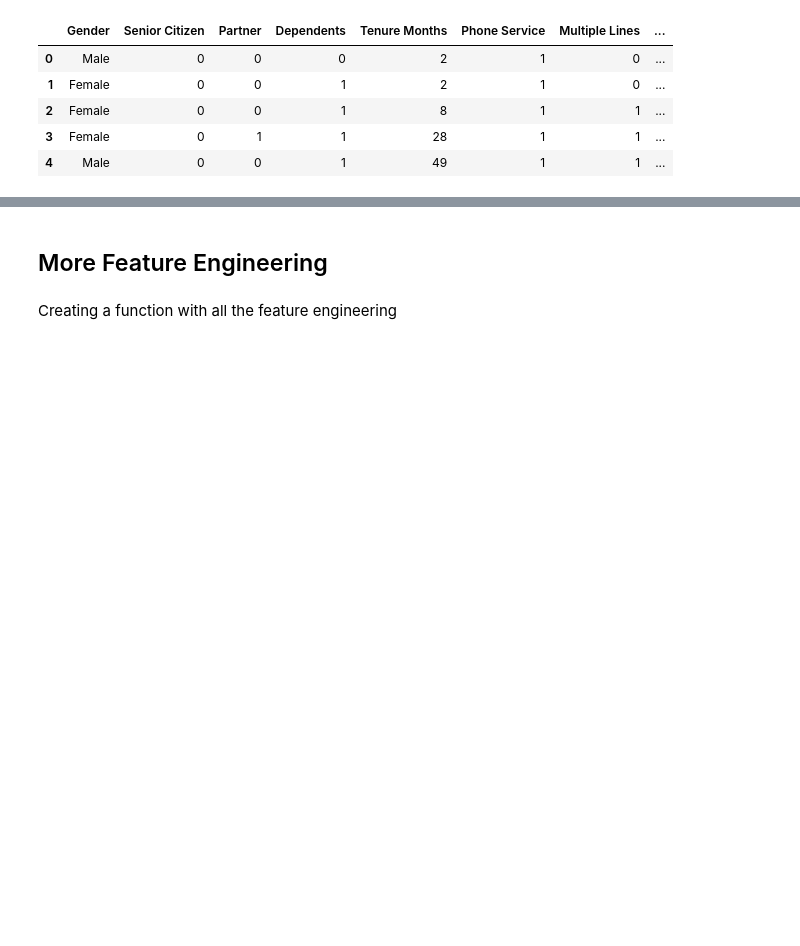
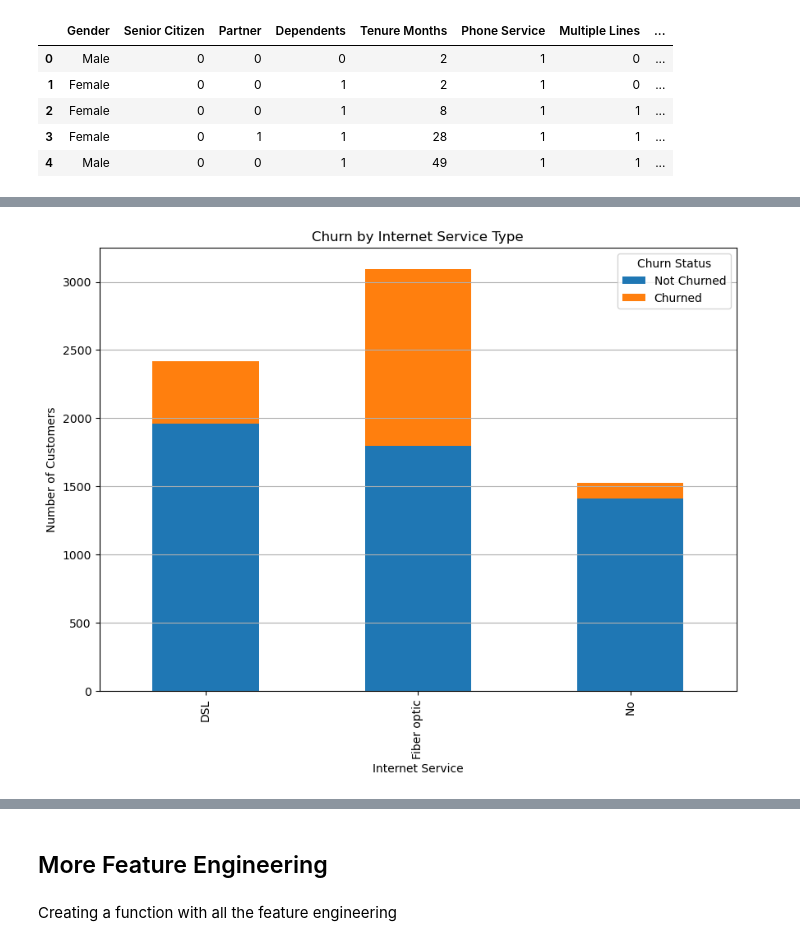
Before and after one commit to ldearlove/Digital-Futures-Swan-Project, a Jupyter notebook: AA.ipynb, the cells around one changed output, grey strips where cells are left out. Drawn from its saved outputs; the diff is of its cells as text; code cells hidden in the pictures; blank space fills up the shorter version.

```diff
--- a/AA.ipynb
+++ b/AA.ipynb
@@ -209,0 +249,17 @@ df.head()
+# %%
+churn_counts = df.groupby(['Internet Service', 'Churn Value']).size().unstack(fill_value=0)
+
+# Plotting
+churn_counts.plot(kind='bar',
+                  stacked=True,
+                  #color=['blue', 'red'],
+                  figsize=(10, 7))
+
+plt.title('Churn by Internet Service Type')
+plt.xlabel('Internet Service')
+plt.ylabel('Number of Customers')
+plt.legend(['Not Churned', 'Churned'], title='Churn Status')
+plt.grid(axis = 'y')
+plt.show()
+# %% [output]
+[figure, added]
```
Also changed, not shown: parts of 22 cells of this notebook.
